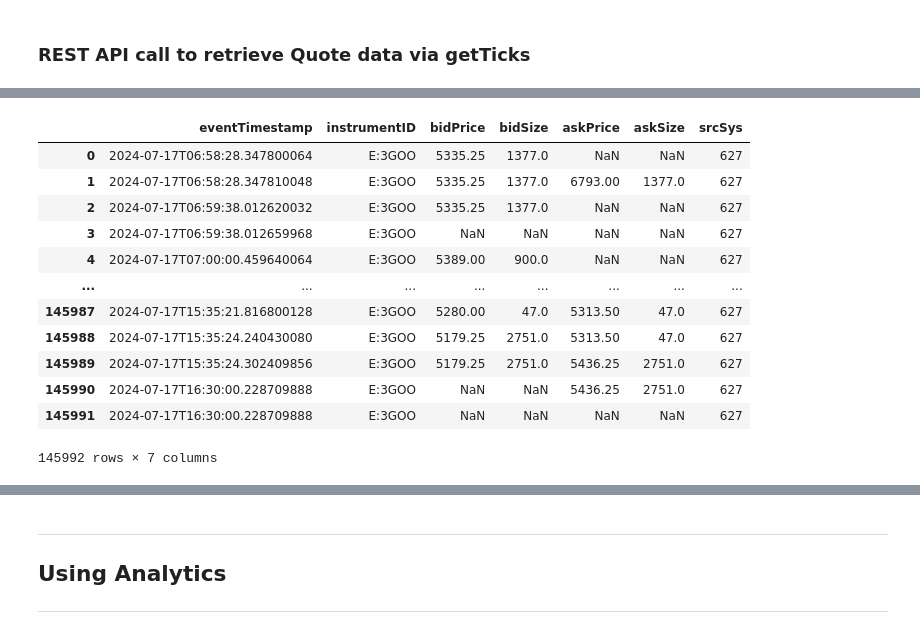
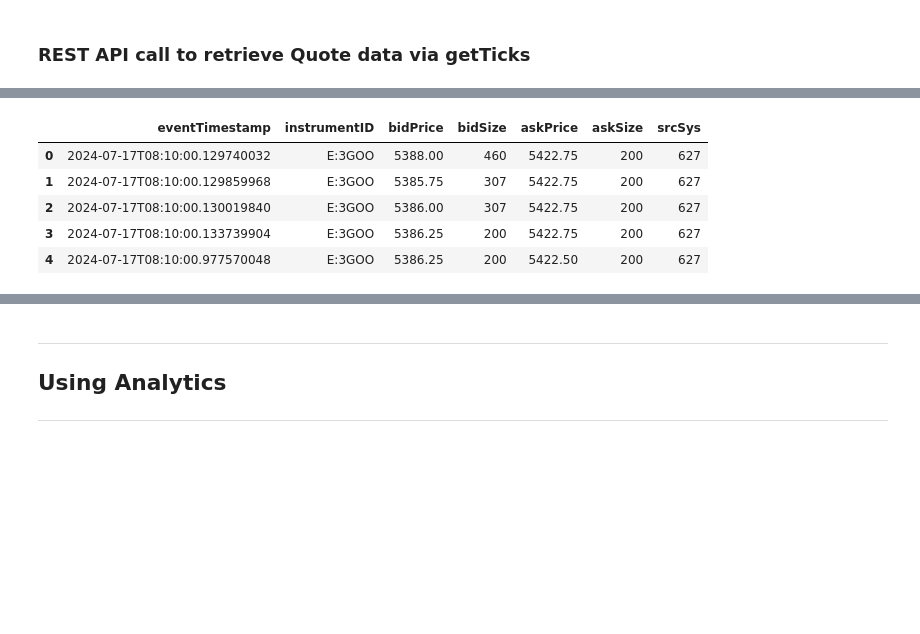
Before and after one commit to KxSystems/accelerators-samples, a Jupyter notebook: ICE-Equity-Analytics/ICE_Equities_Demo.ipynb, the cells around one changed output, grey strips where cells are left out. Drawn from its saved outputs; the diff is of its cells as text; code cells hidden in the pictures; blank space fills up the shorter version.

```diff
--- a/ICE-Equity-Analytics/ICE_Equities_Demo.ipynb
+++ b/ICE-Equity-Analytics/ICE_Equities_Demo.ipynb
@@ -50,8 +50,8 @@ oauth2cc = OAuth2ClientCredentialsAuth(oauth2client, scope='roles')
 # Build arguments dictionary
 args = {
   "table": "Quote",
-  "startTS": "2024.07.17D00:00:00.000000000",
-  "endTS": "2024.07.17D23:59:59.999999999",
+  "startTS": "2024.07.17D08:10:00.000000000",
+  "endTS": "2024.07.17D09:10:00.000000000",
   "idList": ["E:3GOO"]
 }
 
@@ -83,18 +83,11 @@ header
  'ai': ''}
 # %%
 dfPayloadGetTicks = pd.DataFrame(payloadGetTicks[0])
-dfPayloadGetTicks
+dfPayloadGetTicks.head()
 # %% [output]
 |  | eventTimestamp | instrumentID | bidPrice | bidSize | askPrice | askSize | srcSys |
-| 0 | 2024-07-17T06:58:28.347800064 | E:3GOO | 5335.25 | 1377.0 | NaN | NaN | 627 |
-| 1 | 2024-07-17T06:58:28.347810048 | E:3GOO | 5335.25 | 1377.0 | 6793.00 | 1377.0 | 627 |
-| 2 | 2024-07-17T06:59:38.012620032 | E:3GOO | 5335.25 | 1377.0 | NaN | NaN | 627 |
-| 3 | 2024-07-17T06:59:38.012659968 | E:3GOO | NaN | NaN | NaN | NaN | 627 |
-| 4 | 2024-07-17T07:00:00.459640064 | E:3GOO | 5389.00 | 900.0 | NaN | NaN | 627 |
-| ... | ... | ... | ... | ... | ... | ... | ... |
-| 145987 | 2024-07-17T15:35:21.816800128 | E:3GOO | 5280.00 | 47.0 | 5313.50 | 47.0 | 627 |
-| 145988 | 2024-07-17T15:35:24.240430080 | E:3GOO | 5179.25 | 2751.0 | 5313.50 | 47.0 | 627 |
-| 145989 | 2024-07-17T15:35:24.302409856 | E:3GOO | 5179.25 | 2751.0 | 5436.25 | 2751.0 | 627 |
-| 145990 | 2024-07-17T16:30:00.228709888 | E:3GOO | NaN | NaN | 5436.25 | 2751.0 | 627 |
-| 145991 | 2024-07-17T16:30:00.228709888 | E:3GOO | NaN | NaN | NaN | NaN | 627 |
+| 0 | 2024-07-17T08:10:00.129740032 | E:3GOO | 5388.00 | 460 | 5422.75 | 200 | 627 |
+| 1 | 2024-07-17T08:10:00.129859968 | E:3GOO | 5385.75 | 307 | 5422.75 | 200 | 627 |
+| 2 | 2024-07-17T08:10:00.130019840 | E:3GOO | 5386.00 | 307 | 5422.75 | 200 | 627 |
+| 3 | 2024-07-17T08:10:00.133739904 | E:3GOO | 5386.25 | 200 | 5422.75 | 200 | 627 |
+| 4 | 2024-07-17T08:10:00.977570048 | E:3GOO | 5386.25 | 200 | 5422.50 | 200 | 627 |
-145992 rows × 7 columns
```
Also changed, not shown: parts of 18 cells of this notebook.
